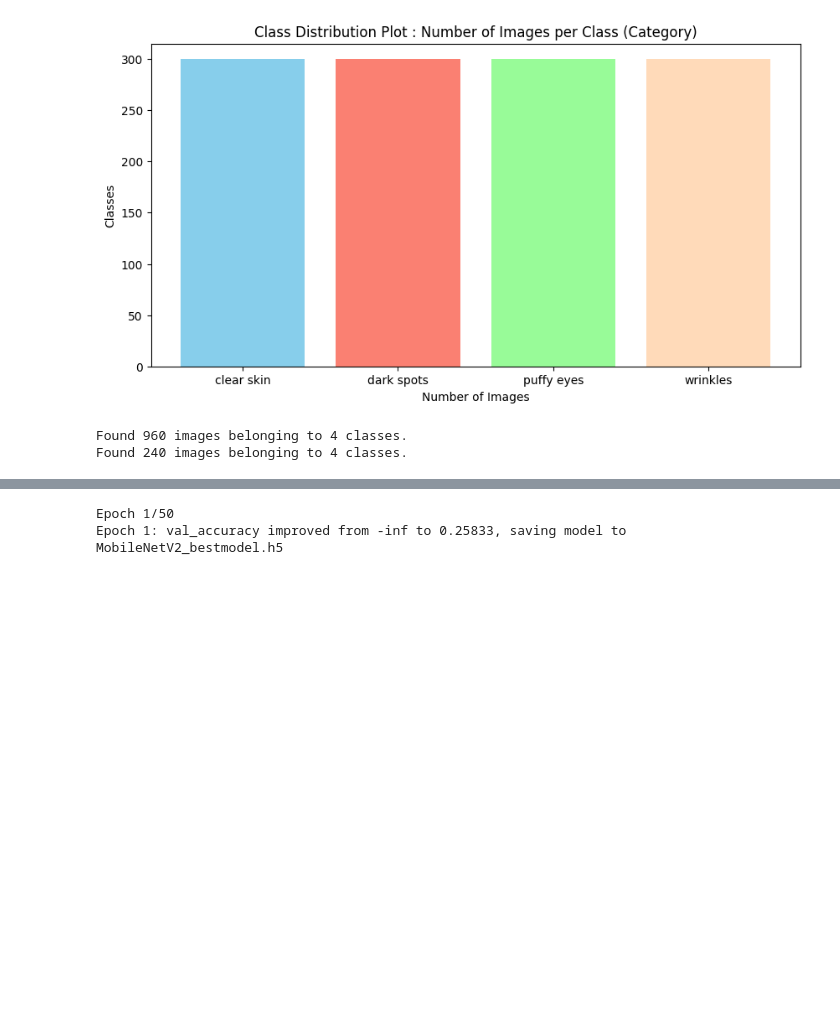
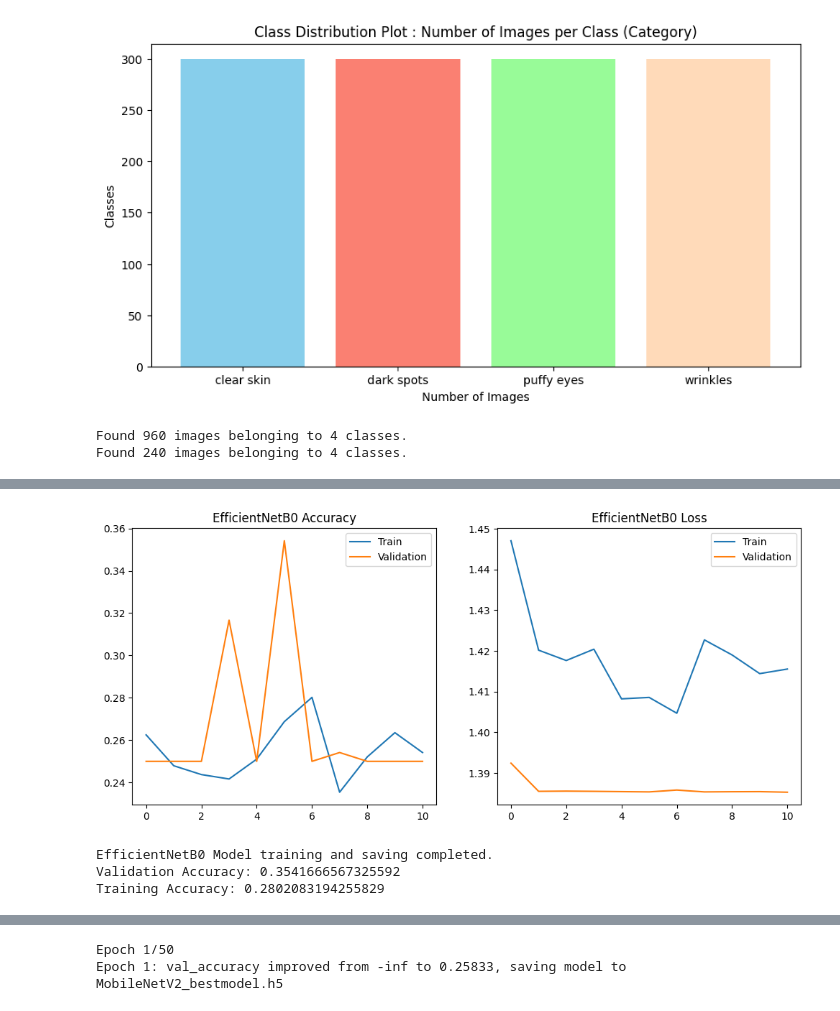
Before and after one commit to Springboard-Mentor-DermalScan/AI-DermalScan_Batch9, a Jupyter notebook: dermalscan.ipynb, the cells around one changed output, grey strips where cells are left out. Cells and saved outputs as stored; diff of their text form; code cells hidden in the pictures; blank space fills up the shorter version.

Commit message:
Milestone 3 Final Documentation, notebook and model

```diff
--- a/dermalscan.ipynb
+++ b/dermalscan.ipynb
@@ -179,7 +179,7 @@ from tensorflow.keras.models import Model
 from tensorflow.keras.layers import Dense, GlobalAveragePooling2D, Dropout
 from tensorflow.keras.optimizers import Adam
 
-def build_model(base_model, num_classes, lr=1e-4, dropout_rate=0.4):
+def build_model(base_model, num_classes, lr=1e-4, dropout_rate=0.5):
 
     # Freeze base model
     base_model.trainable = False
@@ -201,0 +223,27 @@ def build_model(base_model, num_classes, lr=1e-4, dropout_rate=0.4):
+# %%
+from tensorflow.keras.applications import EfficientNetB0
+from tensorflow.keras.callbacks import EarlyStopping
+
+base_model = EfficientNetB0(
+    weights='imagenet',
+    include_top=False,
+    input_shape=(224, 224, 3)
+)
+
+model = build_model(base_model, train_generator.num_classes)
+
+early_stop = EarlyStopping(
+    monitor='val_accuracy',
+    patience=5,
+    restore_best_weights=True
+)
+
+history = model.fit(
+    train_generator,
+    validation_data=valid_generator,
+    epochs=30,
+    callbacks=[early_stop]
+)
+
+
+model.save("EfficientNetB0.h5")
@@ -201,0 +268,10 @@ def build_model(base_model, num_classes, lr=1e-4, dropout_rate=0.4):
+# %%
+plot_history(history, "EfficientNetB0")
+print("EfficientNetB0 Model training and saving completed.")
+print('Validation Accuracy:', max(history.history['val_accuracy']))
+print('Training Accuracy:', max(history.history['accuracy']))
+# %% [output]
+[figure, added]
+EfficientNetB0 Model training and saving completed.
+Validation Accuracy: 0.3541666567325592
+Training Accuracy: 0.2802083194255829
```
Also changed, not shown: parts of 13 cells of this notebook, 3 other files.
